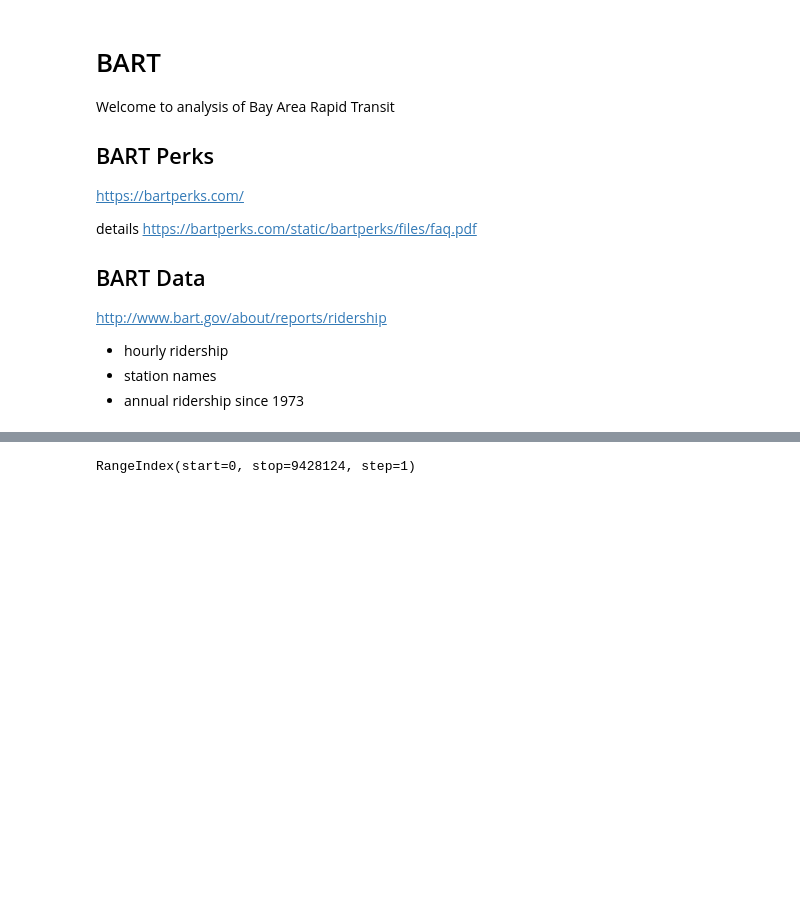
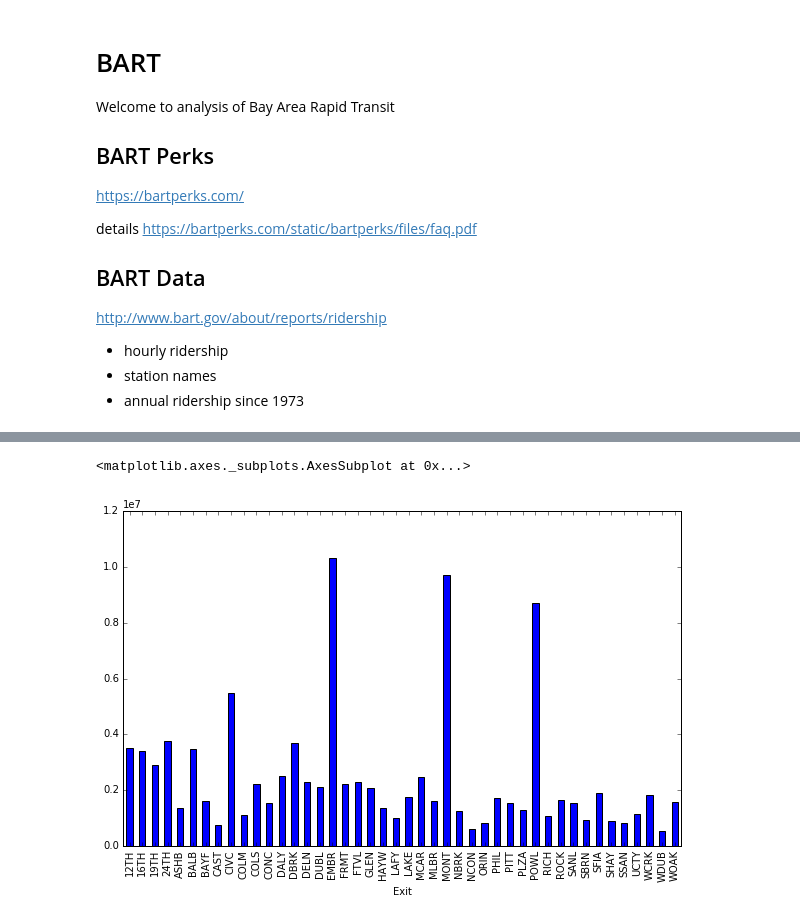
Before and after one commit to ayayron/bart, a Jupyter notebook: BART.ipynb, the cells around one changed output, grey strips where cells are left out. Drawn from its saved outputs; the diff is of its cells as text; code cells hidden in the pictures; blank space fills up the shorter version.

Commit message:
Updated version with example figures

```diff
--- a/BART.ipynb
+++ b/BART.ipynb
@@ -21,6 +21,10 @@ http://www.bart.gov/about/reports/ridership
 * annual ridership since 1973
 # %%
 #import dask.dataframe as dd
-%matplotlib inline
+%pylab inline
+pylab.rcParams['figure.figsize'] = (10, 6)
+import numpy as np
 import pandas as pd
 from datetime import datetime
+from bokeh.plotting import  figure, output_notebook, show
+import folium
@@ -39,3 +57,4 @@ bart_df["Day of Week"] = bart_df["Time"].apply(datetime.weekday)
 # %%
 day_of_week = bart_df.groupby("Day of Week")
 hour_index = bart_df.groupby("Hour")
+exit_index = bart_df.groupby("Exit")
@@ -42,2 +79,5 @@ hour_index = bart_df.groupby("Hour")
 # %%
-hour_index.plot(kind="bar")
+exit_index["Count"].sum().plot(kind="bar")
+# %% [output]
+<matplotlib.axes._subplots.AxesSubplot at 0x...>
+[figure, added]
@@ -48,4 +83,0 @@ bart_df["Day of Week"] = bart_df["Time"].apply(datetime.weekday)
-# %%
-bart_df.index
-# %% [output]
-RangeIndex(start=0, stop=9428124, step=1)
```
Also changed, not shown: parts of 9 cells of this notebook.
